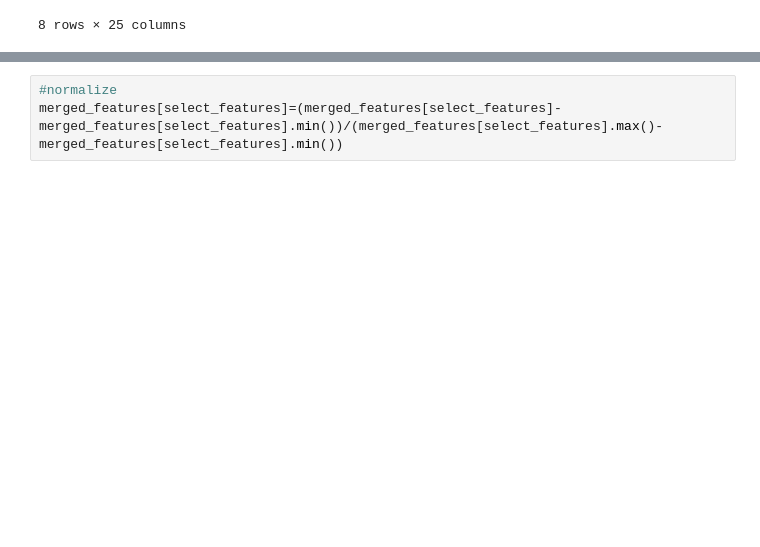
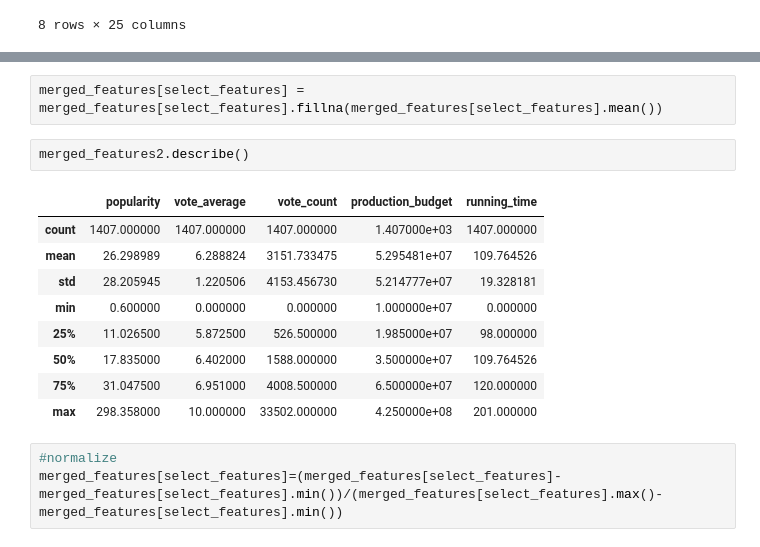
Before and after one commit to dylandao99/CSC413-Project, a Jupyter notebook: features_processing.ipynb, the cells around one changed output, grey strips where cells are left out. Drawn from its saved outputs; the diff is of its cells as text; blank space fills up the shorter version.

```diff
--- a/features_processing.ipynb
+++ b/features_processing.ipynb
@@ -97,3 +92,17 @@ merged_features.describe()
+# %%
+merged_features[select_features] = merged_features[select_features].fillna(merged_features[select_features].mean())
+# %%
+merged_features2.describe()
+# %% [output]
+|  | popularity | vote_average | vote_count | production_budget | running_time |
+| count | 1407.000000 | 1407.000000 | 1407.000000 | 1.407000e+03 | 1407.000000 |
+| mean | 26.298989 | 6.288824 | 3151.733475 | 5.295481e+07 | 109.764526 |
+| std | 28.205945 | 1.220506 | 4153.456730 | 5.214777e+07 | 19.328181 |
+| min | 0.600000 | 0.000000 | 0.000000 | 1.000000e+07 | 0.000000 |
+| 25% | 11.026500 | 5.872500 | 526.500000 | 1.985000e+07 | 98.000000 |
+| 50% | 17.835000 | 6.402000 | 1588.000000 | 3.500000e+07 | 109.764526 |
+| 75% | 31.047500 | 6.951000 | 4008.500000 | 6.500000e+07 | 120.000000 |
+| max | 298.358000 | 10.000000 | 33502.000000 | 4.250000e+08 | 201.000000 |
 # %%
 #normalize
 merged_features[select_features]=(merged_features[select_features]-merged_features[select_features].min())/(merged_features[select_features].max()-merged_features[select_features].min())
```
Also changed, not shown: parts of 7 cells of this notebook, 1 other file.
